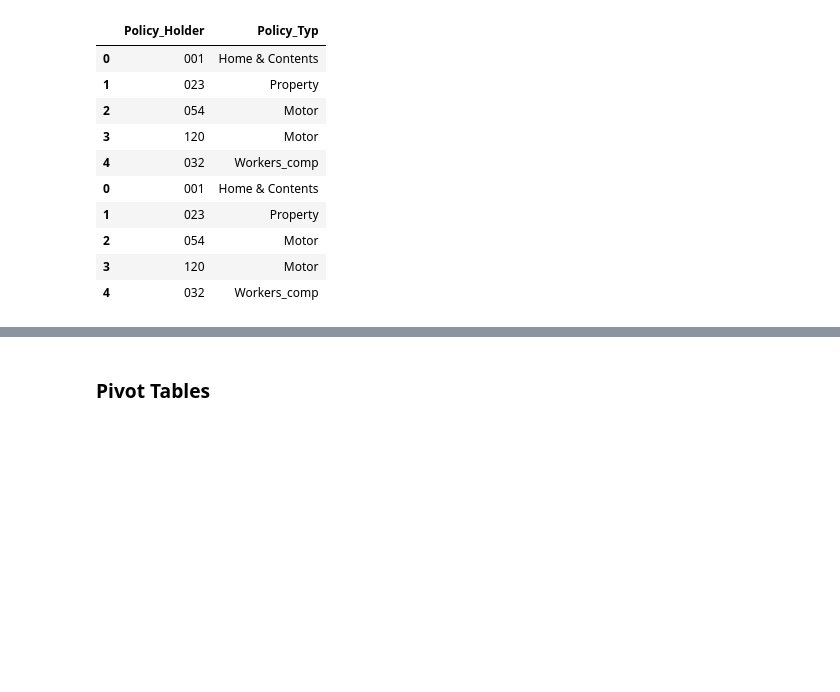
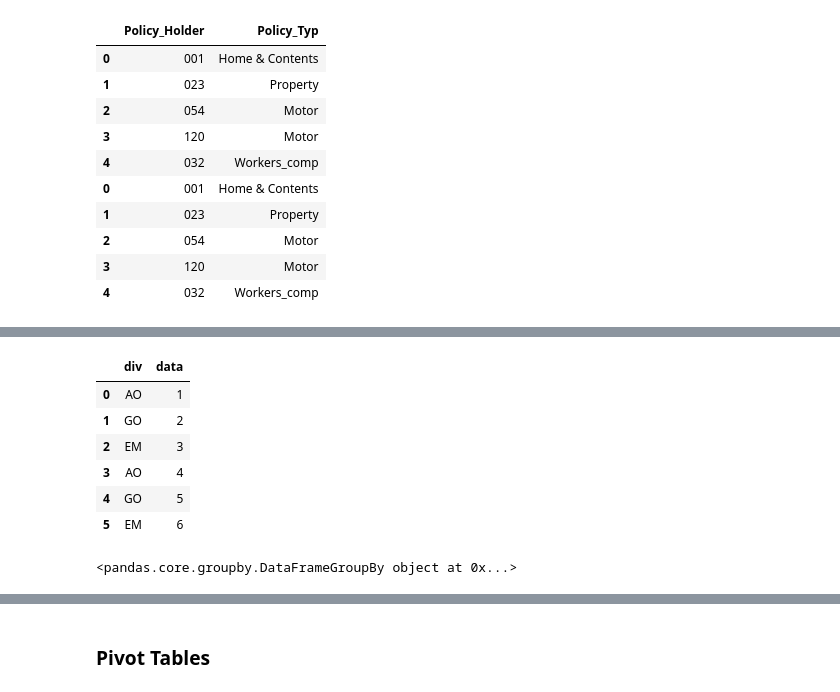
Before and after one commit to rimzbravz/Intro_to_Python, a Jupyter notebook: Intro_To_Python_Pandas.ipynb, the cells around one changed output, grey strips where cells are left out. Drawn from its saved outputs; the diff is of its cells as text; code cells hidden in the pictures; blank space fills up the shorter version.

```diff
--- a/Intro_To_Python_Pandas.ipynb
+++ b/Intro_To_Python_Pandas.ipynb
@@ -594,0 +605,20 @@ aggregate(), filter(), transform(), apply() check my implementation in dup pay
+# %%
+#Lets see some example:
+df = pd.DataFrame({'div': ['AO', 'GO', 'EM', 'AO', 'GO', 'EM'],
+                   'data': range(1,7)}, columns=['div', 'data'])
+df
+# %% [output]
+|  | div | data |
+| 0 | AO | 1 |
+| 1 | GO | 2 |
+| 2 | EM | 3 |
+| 3 | AO | 4 |
+| 4 | GO | 5 |
+| 5 | EM | 6 |
+# %%
+#groupby object
+df.groupby('div')
+
+#doesn't calculate yet until aggregation
+# %% [output]
+<pandas.core.groupby.DataFrameGroupBy object at 0x...>
```
Also changed, not shown: parts of 16 cells of this notebook.
